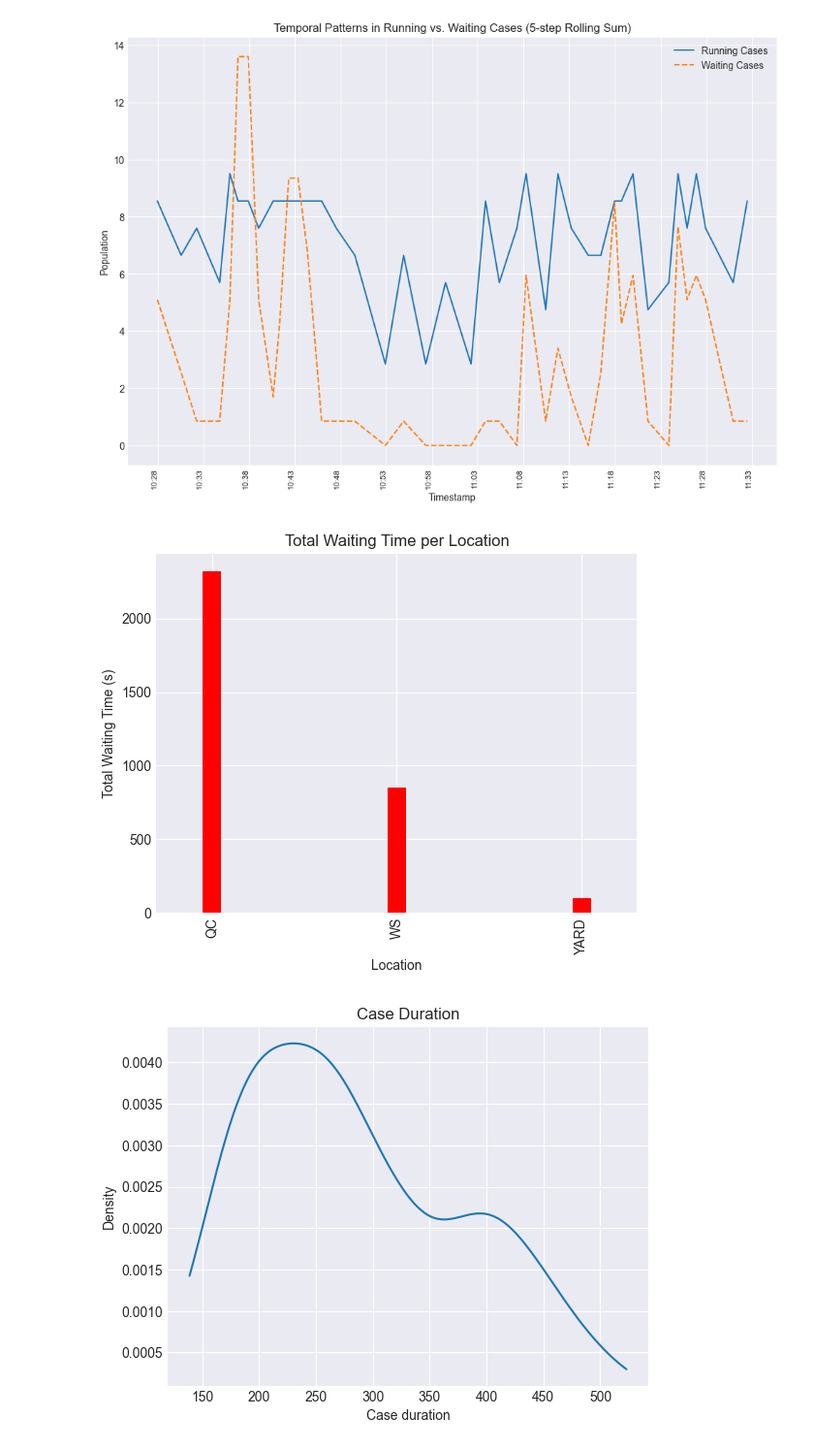
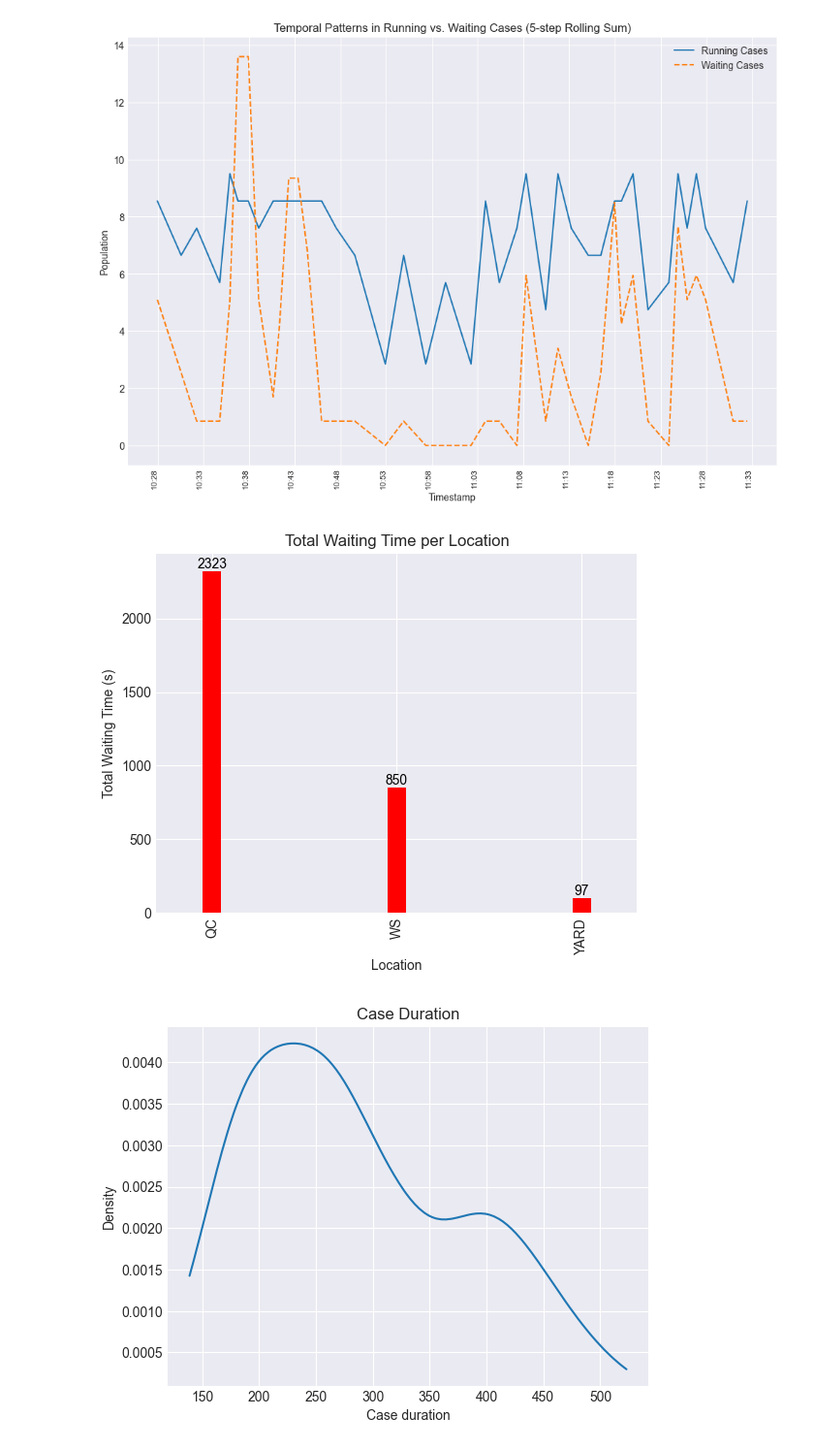
Before and after one commit to alpharmike/vehicle-simulation-analysis, a Jupyter notebook: notebooks/optimization.ipynb, the cells around one changed output. Shown: that part at 97% size. Drawn from its saved outputs; the diff is of its cells as text; code cells hidden in the pictures.

Commit message:
Update visualizations

```diff
--- a/notebooks/optimization.ipynb
+++ b/notebooks/optimization.ipynb
@@ -369,12 +369,17 @@ plt.xticks(rotation=90, fontweight='light', fontsize='small');
 [figure]
 # %%
 waiting_time_per_loc = complete_df.groupby("location_type", as_index=False)["waiting_time"].agg('sum')
-waiting_time_per_loc[waiting_time_per_loc["waiting_time"] > 0].plot(x="location_type", kind="bar", color="r", legend=False, width=0.1)
+waiting_time_per_loc = waiting_time_per_loc[waiting_time_per_loc["waiting_time"] > 0].reset_index(drop=True)
+ax = waiting_time_per_loc.plot(x="location_type", kind="bar", color="r", legend=False, width=0.1)
+
 plt.xlabel("Location")
 plt.ylabel("Total Waiting Time (s)")
 plt.title("Total Waiting Time per Location");
+
+for i, row in waiting_time_per_loc.iterrows():
+    plt.text(i, row['waiting_time'] + 0.5, f"{int(row['waiting_time'])}", ha='center', va='bottom', fontsize=10, color='black')
 # %% [output]
-[figure, old version]
+[figure, new version]
 # %%
 pm4py.view_case_duration_graph(event_log_df)
 # %% [output]
```
